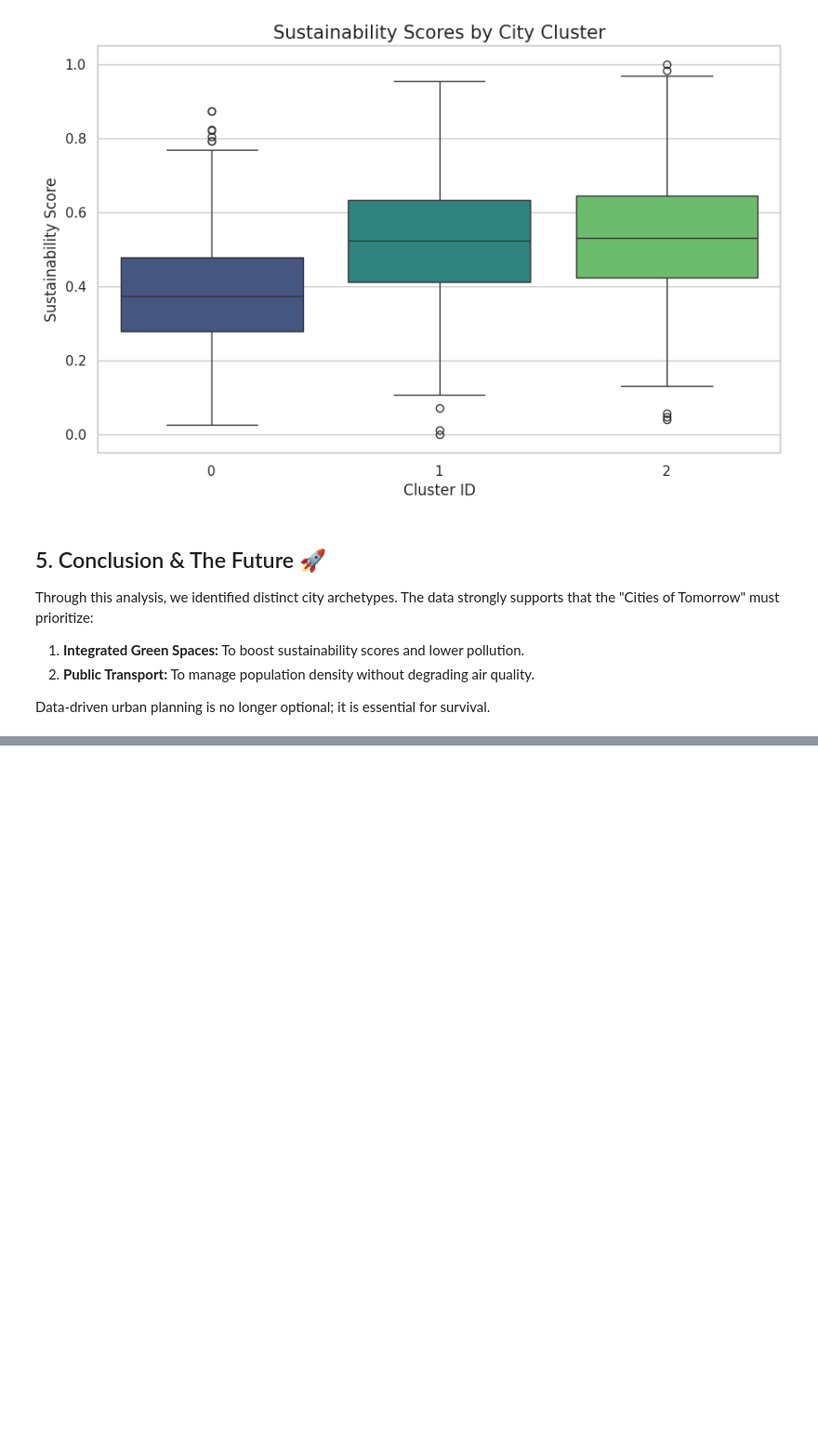
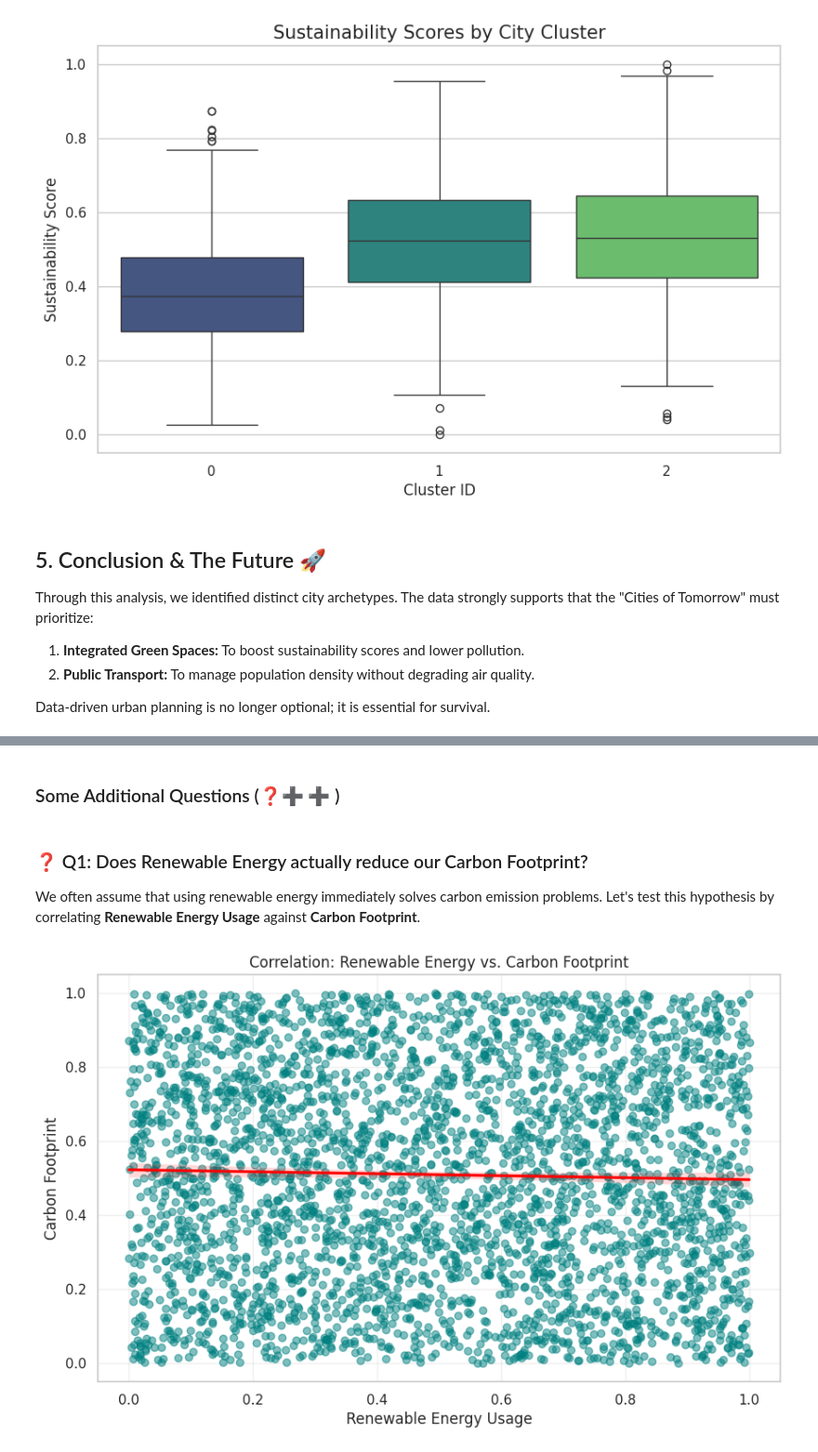
Before and after one commit to AHAD3107/Microsoft_Fabric_data_days, a Jupyter notebook: Nov2025_AbdulAhad_CitiesOfTomorrow.ipynb, the cells around one changed output, grey strips where cells are left out. Shown at 93% size. Saved outputs shown, nothing was run; the diff lists cells and outputs as text; code cells hidden in the pictures; blank space fills up the shorter version.

```diff
--- a/Nov2025_AbdulAhad_CitiesOfTomorrow.ipynb
+++ b/Nov2025_AbdulAhad_CitiesOfTomorrow.ipynb
@@ -147,0 +165,22 @@ Data-driven urban planning is no longer optional; it is essential for survival.
+# %% [markdown]
+### Some Additional Questions (❓➕ ➕ )
+# %% [markdown]
+### ❓ Q1: Does Renewable Energy actually reduce our Carbon Footprint?
+We often assume that using renewable energy immediately solves carbon emission problems. Let's test this hypothesis by correlating **Renewable Energy Usage** against **Carbon Footprint**.
+# %%
+# Q1: Renewable Energy vs Carbon Footprint
+plt.figure(figsize=(10, 6))
+sns.regplot(
+    data=df,
+    x='renewable_energy_usage',
+    y='carbon_footprint',
+    scatter_kws={'alpha':0.5, 'color':'teal'},
+    line_kws={'color':'red'}
+)
+plt.title("Correlation: Renewable Energy vs. Carbon Footprint")
+plt.xlabel("Renewable Energy Usage")
+plt.ylabel("Carbon Footprint")
+plt.grid(True, alpha=0.3)
+plt.show()
+# %% [output]
+[figure, added]
```
Also changed, not shown: parts of 6 cells of this notebook.
